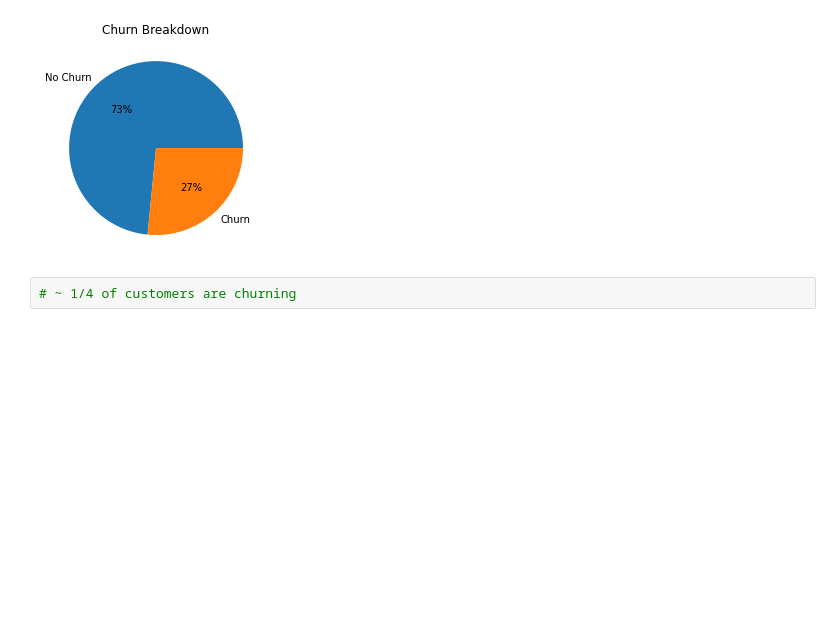
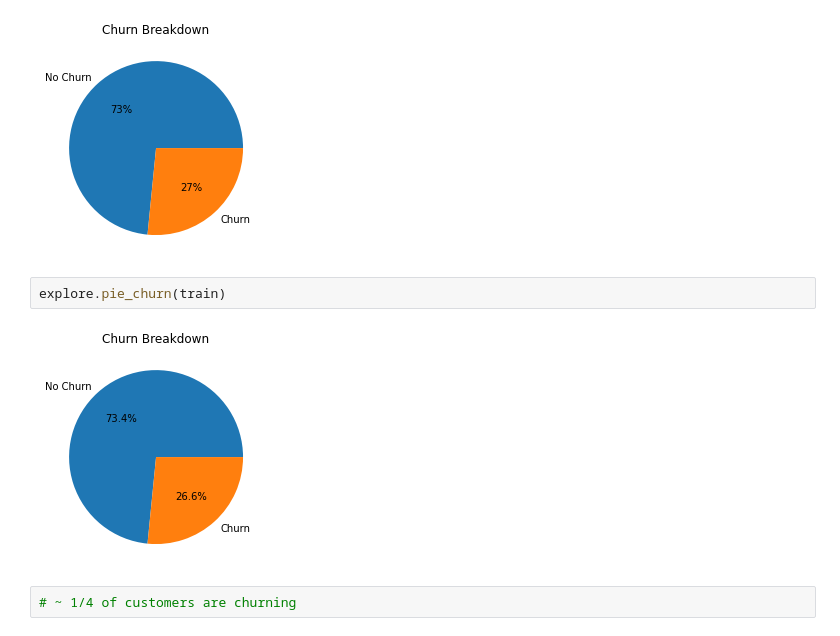
Before and after one commit to watermanbrandyn/classification_project, a Jupyter notebook: classification_workbook.ipynb, the cells around one changed output. Saved outputs shown, nothing was run; the diff lists cells and outputs as text; blank space fills up the shorter version.

```diff
--- a/classification_workbook.ipynb
+++ b/classification_workbook.ipynb
@@ -363,6 +364,10 @@ plt.title('Churn Breakdown')
 plt.show()
 # %% [output]
 [figure]
+# %%
+explore.pie_churn(train)
+# %% [output]
+[figure, added]
 # %%
 # ~ 1/4 of customers are churning
 # %% [markdown]
```
Also changed, not shown: parts of 6 cells of this notebook.
